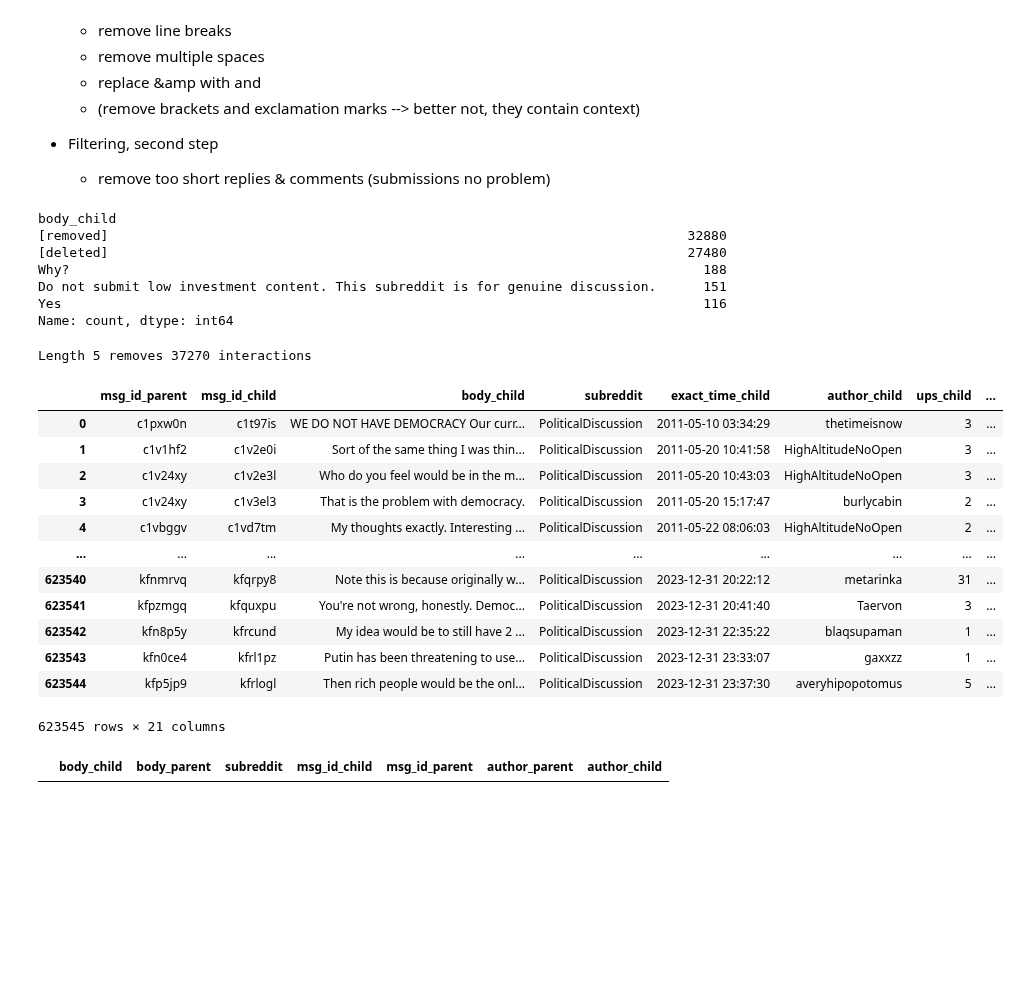
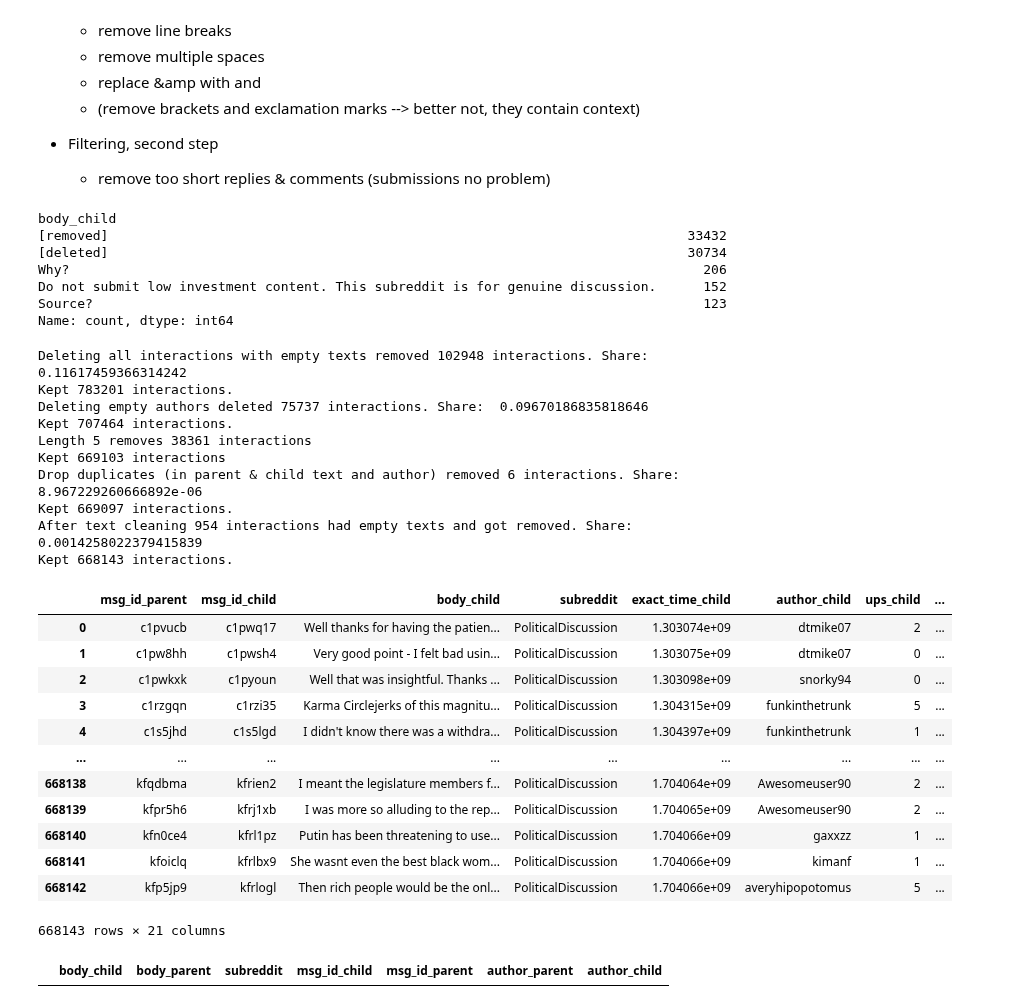
Before and after one commit to elenasolar/MasterThesis_EMI_and_Disagreement, a Jupyter notebook: code/preprocessing/PoliticalDiscussion/PoliticalDiscussion_pre_classification.ipynb, the cells around one changed output. Cells and saved outputs as stored; diff of their text form; code cells hidden in the pictures; blank space fills up the shorter version.

Commit message:
PoliticalDiscussion, redo preprocess, report dropouts

```diff
--- a/code/preprocessing/PoliticalDiscussion/PoliticalDiscussion_pre_classification.ipynb
+++ b/code/preprocessing/PoliticalDiscussion/PoliticalDiscussion_pre_classification.ipynb
@@ -202,4 +251,4 @@ Difference:  197467
 # %%
-df_matched = match_reply_comment_submission(replies, relevant_comments, relevant_submissions, 'inner')
+df_matched = match_reply_comment_submission(replies, relevant_comments, relevant_submissions, 'inner', subreddit_here)
 df_matched
 # %% [output]
@@ -253,35 +298,44 @@ df = filter_subreddit(df_matched, subreddit_here)
 * Filtering, second step
     * remove too short replies & comments (submissions no problem)
 # %%
-df['body_child'].value_counts().head(5)
+df_matched['body_child'].value_counts().head(5)
 
 #df[df['body_child'] == "Sorry, your post has been removed because your account does not currently meet the minimum required karma to post in this subreddit.\n\n\n*I am a bot, and this action was performed automatically. Please [contact the moderators of this subreddit](/message/compose/?to=/r/AmericanPolitics) if you have any questions or concerns.*"]
 # %% [output]
 body_child
-[removed]                                                                          32880
-[deleted]                                                                          27480
-Why?                                                                                 188
-Do not submit low investment content. This subreddit is for genuine discussion.      151
-Yes                                                                                  116
+[removed]                                                                          33432
+[deleted]                                                                          30734
+Why?                                                                                 206
+Do not submit low investment content. This subreddit is for genuine discussion.      152
+Source?                                                                              123
 Name: count, dtype: int64
 # %%
-df = preprocess_texts(data = df, length = 5)
+df = preprocess_texts(data = df_matched, length = 5)
 df
 # %% [output]
-Length 5 removes 37270 interactions
+Deleting all interactions with empty texts removed 102948 interactions. Share:  0.11617459366314242
+Kept 783201 interactions.
+Deleting empty authors deleted 75737 interactions. Share:  0.09670186835818646
+Kept 707464 interactions.
+Length 5 removes 38361 interactions
+Kept 669103 interactions
+Drop duplicates (in parent & child text and author) removed 6 interactions. Share:  8.967229260666892e-06
+Kept 669097 interactions.
+After text cleaning 954 interactions had empty texts and got removed. Share:  0.0014258022379415839
+Kept 668143 interactions.
 |  | msg_id_parent | msg_id_child | body_child | subreddit | exact_time_child | author_child | ups_child | ... |
-| 0 | c1pxw0n | c1t97is | WE DO NOT HAVE DEMOCRACY Our curr... | PoliticalDiscussion | 2011-05-10 03:34:29 | thetimeisnow | 3 | ... |
-| 1 | c1v1hf2 | c1v2e0i | Sort of the same thing I was thin... | PoliticalDiscussion | 2011-05-20 10:41:58 | HighAltitudeNoOpen | 3 | ... |
-| 2 | c1v24xy | c1v2e3l | Who do you feel would be in the m... | PoliticalDiscussion | 2011-05-20 10:43:03 | HighAltitudeNoOpen | 3 | ... |
-| 3 | c1v24xy | c1v3el3 | That is the problem with democracy. | PoliticalDiscussion | 2011-05-20 15:17:47 | burlycabin | 2 | ... |
-| 4 | c1vbggv | c1vd7tm | My thoughts exactly. Interesting ... | PoliticalDiscussion | 2011-05-22 08:06:03 | HighAltitudeNoOpen | 2 | ... |
+| 0 | c1pvucb | c1pwq17 | Well thanks for having the patien... | PoliticalDiscussion | 1.303074e+09 | dtmike07 | 2 | ... |
+| 1 | c1pw8hh | c1pwsh4 | Very good point - I felt bad usin... | PoliticalDiscussion | 1.303075e+09 | dtmike07 | 0 | ... |
+| 2 | c1pwkxk | c1pyoun | Well that was insightful. Thanks ... | PoliticalDiscussion | 1.303098e+09 | snorky94 | 0 | ... |
+| 3 | c1rzgqn | c1rzi35 | Karma Circlejerks of this magnitu... | PoliticalDiscussion | 1.304315e+09 | funkinthetrunk | 5 | ... |
+| 4 | c1s5jhd | c1s5lgd | I didn't know there was a withdra... | PoliticalDiscussion | 1.304397e+09 | funkinthetrunk | 1 | ... |
 | ... | ... | ... | ... | ... | ... | ... | ... | ... |
-| 623540 | kfnmrvq | kfqrpy8 | Note this is because originally w... | PoliticalDiscussion | 2023-12-31 20:22:12 | metarinka | 31 | ... |
-| 623541 | kfpzmgq | kfquxpu | You're not wrong, honestly. Democ... | PoliticalDiscussion | 2023-12-31 20:41:40 | Taervon | 3 | ... |
-| 623542 | kfn8p5y | kfrcund | My idea would be to still have 2 ... | PoliticalDiscussion | 2023-12-31 22:35:22 | blaqsupaman | 1 | ... |
-| 623543 | kfn0ce4 | kfrl1pz | Putin has been threatening to use... | PoliticalDiscussion | 2023-12-31 23:33:07 | gaxxzz | 1 | ... |
-| 623544 | kfp5jp9 | kfrlogl | Then rich people would be the onl... | PoliticalDiscussion | 2023-12-31 23:37:30 | averyhipopotomus | 5 | ... |
+| 668138 | kfqdbma | kfrien2 | I meant the legislature members f... | PoliticalDiscussion | 1.704064e+09 | Awesomeuser90 | 2 | ... |
+| 668139 | kfpr5h6 | kfrj1xb | I was more so alluding to the rep... | PoliticalDiscussion | 1.704065e+09 | Awesomeuser90 | 2 | ... |
+| 668140 | kfn0ce4 | kfrl1pz | Putin has been threatening to use... | PoliticalDiscussion | 1.704066e+09 | gaxxzz | 1 | ... |
+| 668141 | kfoiclq | kfrlbx9 | She wasnt even the best black wom... | PoliticalDiscussion | 1.704066e+09 | kimanf | 1 | ... |
+| 668142 | kfp5jp9 | kfrlogl | Then rich people would be the onl... | PoliticalDiscussion | 1.704066e+09 | averyhipopotomus | 5 | ... |
-623545 rows × 21 columns
+668143 rows × 21 columns
 # %%
 #df
 
```
Also changed, not shown: parts of 23 cells of this notebook.
